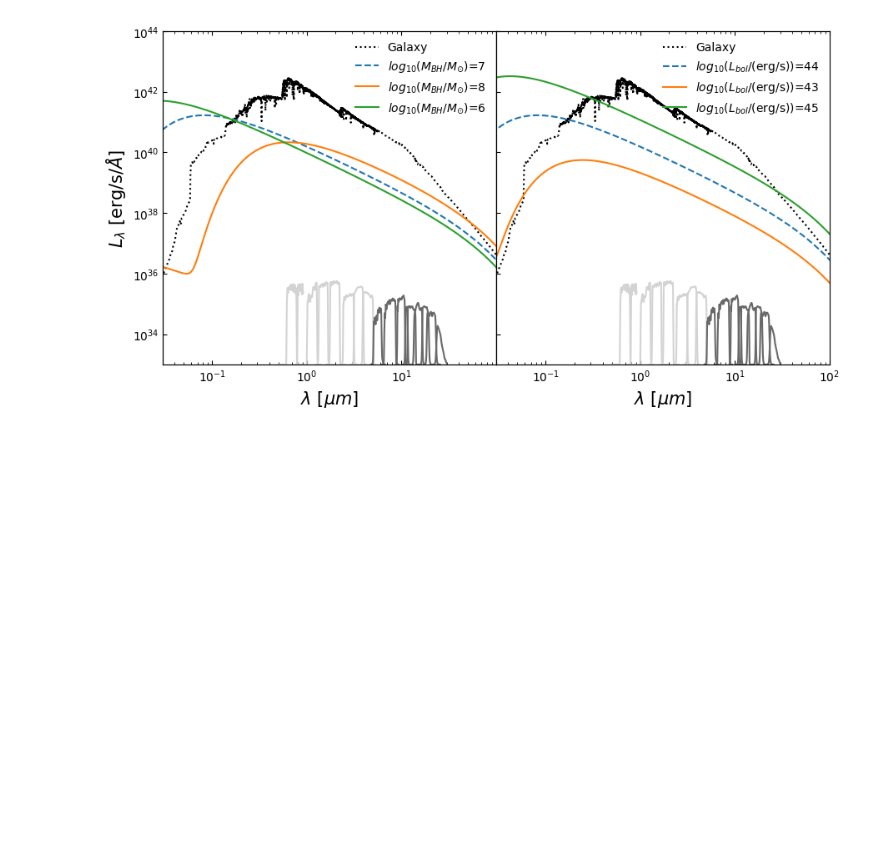
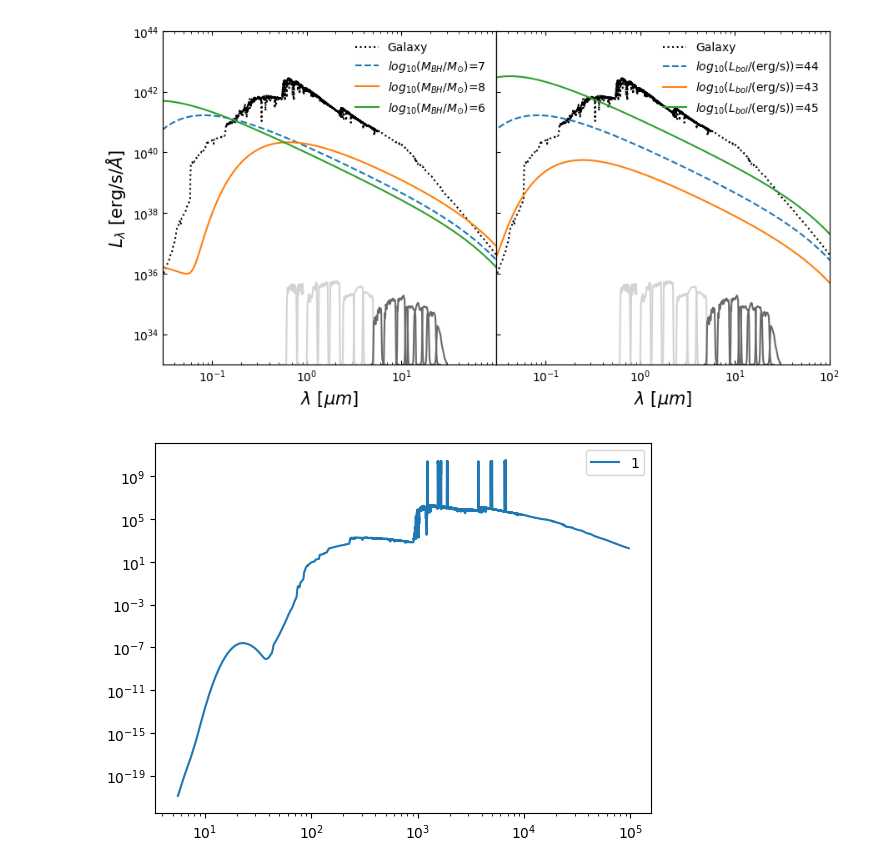
Before and after one commit to clilje/summer_2023, a Jupyter notebook: Week 1/JWST project/plot-spectrum.ipynb, the cells around one changed output. Saved outputs shown, nothing was run; the diff lists cells and outputs as text; code cells hidden in the pictures; blank space fills up the shorter version.

```diff
--- a/Week 1/JWST project/plot-spectrum.ipynb
+++ b/Week 1/JWST project/plot-spectrum.ipynb
@@ -1491,3 +1491,16 @@ ax.set_ylabel('Luminosity in erg/s/A')
 ax.set_xlabel('Wavelength in A')
 ax.legend()
 fig.tight_layout()
+# %%
+df = pd.read_csv('TNG_50_library/TNG50_out_17_gal_2_elines.153','/s', header=None, skiprows=6)
+df = df[0].str.split(expand=True)
+
+wavelength = df[0].astype('float64').to_numpy()
+flux = df[1].astype('float64').to_numpy()
+plt.plot(wavelength,flux, label='1')
+plt.xscale('log')
+plt.yscale('log')
+plt.legend()
+plt.show()
+# %% [output]
+[figure, added]
```
Also changed, not shown: 7 other files.
